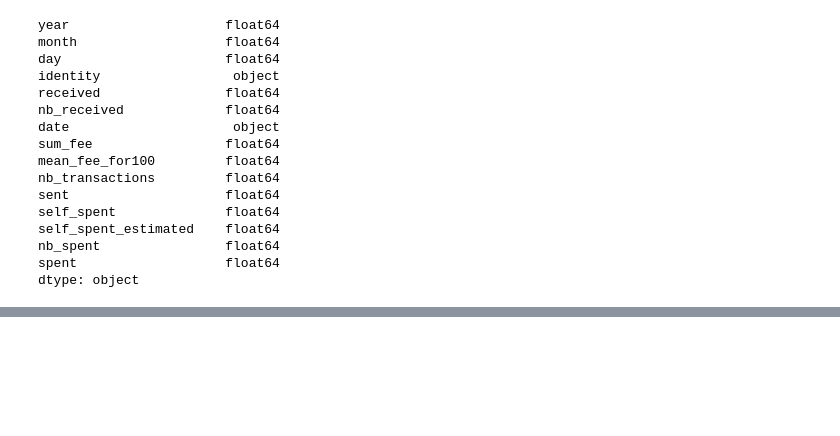
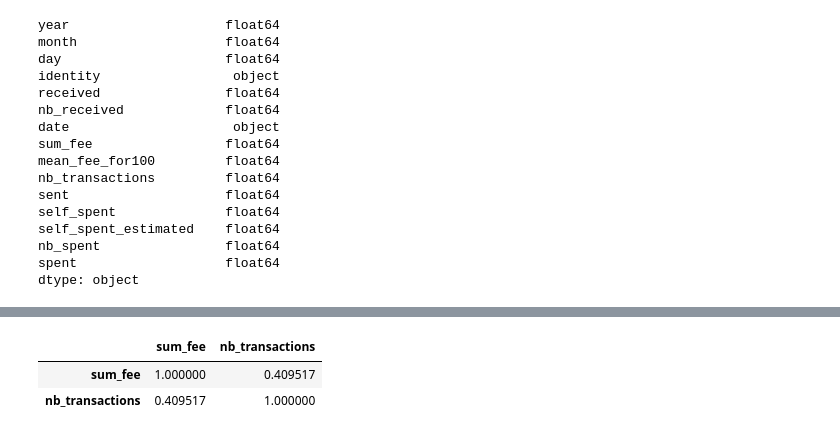
Before and after one commit to Yquetzal/DefiEGC2024, a Jupyter notebook: test.ipynb, the cells around one changed output, grey strips where cells are left out. Cells and saved outputs as stored; diff of their text form; code cells hidden in the pictures; blank space fills up the shorter version.

```diff
--- a/test.ipynb
+++ b/test.ipynb
@@ -74,4 +69,0 @@ df.to_csv('timeseries/blockchain_by_actor_cleaned.csv')
-# %%
-# sort the df by date
-df = df.sort_values(by='date')
-df
@@ -111,6 +104,0 @@ We will define a new ranking by substracting the self_spent_estimated to the spe
-# %%
-# create a new column 'real_spent' which is the spent column minus the self_spent_estimated column
-df['real_spent'] = df['spent'] - (df['self_spent_estimated'] + df['self_spent'])
-
-# if the real_spend is negative, replace it by 0
-df['real_spent'] = df['real_spent'].apply(lambda x: 0 if x < 0 else x)
@@ -136,0 +146,7 @@ top3_mean_spenders
+# %%
+# let's compute the correlation between the sum_fee and nb_transactions
+df[['sum_fee', 'nb_transactions']].corr()
+# %% [output]
+|  | sum_fee | nb_transactions |
+| sum_fee | 1.000000 | 0.409517 |
+| nb_transactions | 0.409517 | 1.000000 |
```
Also changed, not shown: parts of 23 cells of this notebook, 1 other file.
